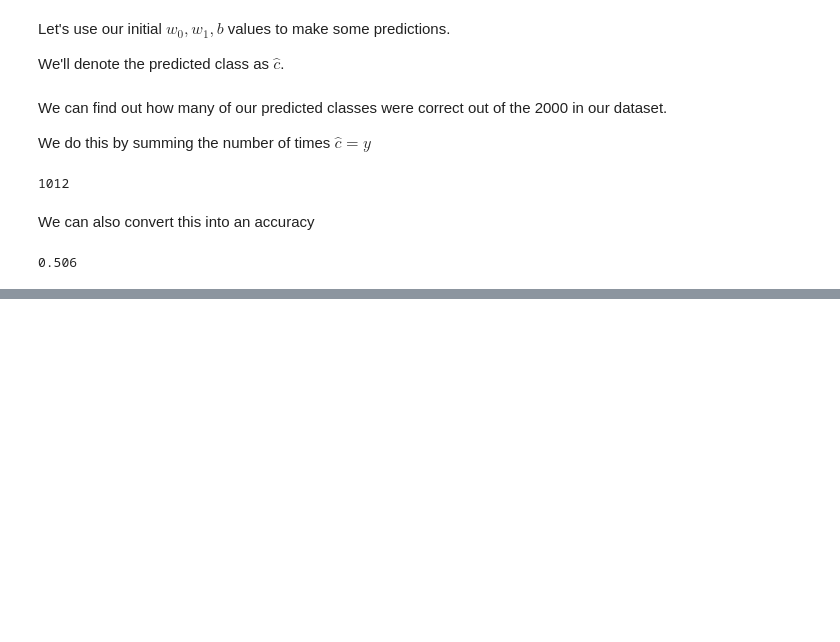
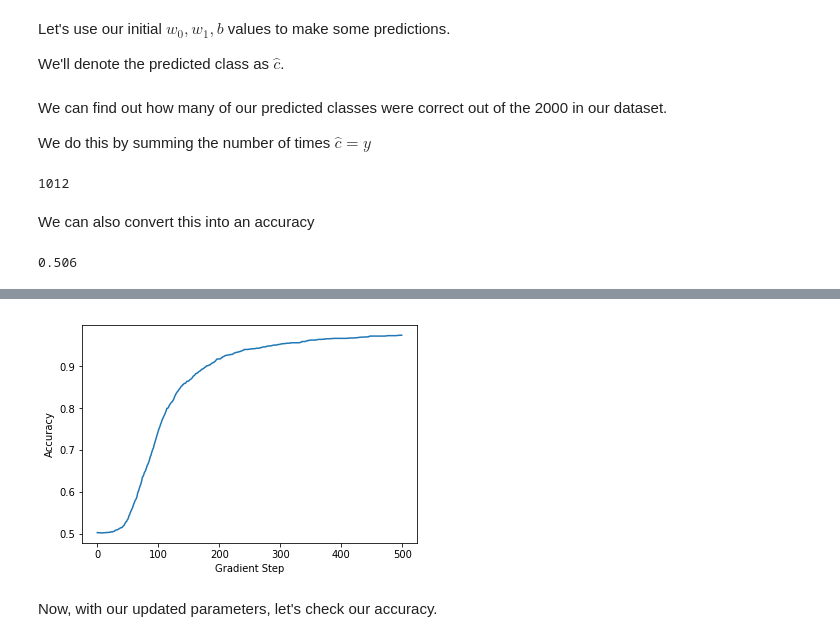
Before and after one commit to bentrevett/gradient-descent, a Jupyter notebook: 3 - Logistic Regression from Scratch.ipynb, the cells around one changed output, grey strips where cells are left out. Drawn from its saved outputs; the diff is of its cells as text; code cells hidden in the pictures; blank space fills up the shorter version.

```diff
--- a/3 - Logistic Regression from Scratch.ipynb
+++ b/3 - Logistic Regression from Scratch.ipynb
@@ -395,6 +411,12 @@ plt.show()
 # %%
 plt.plot(accs)
+plt.ylabel('Accuracy')
+plt.xlabel('Gradient Step')
 plt.show()
+# %% [output]
+[figure, added]
+# %% [markdown]
+Now, with our updated parameters, let's check our accuracy.
 # %%
 y_hats, c_hats = predicts(pred_w0, pred_w1, pred_b, xs)
 # %%
```
Also changed, not shown: parts of 16 cells of this notebook.
